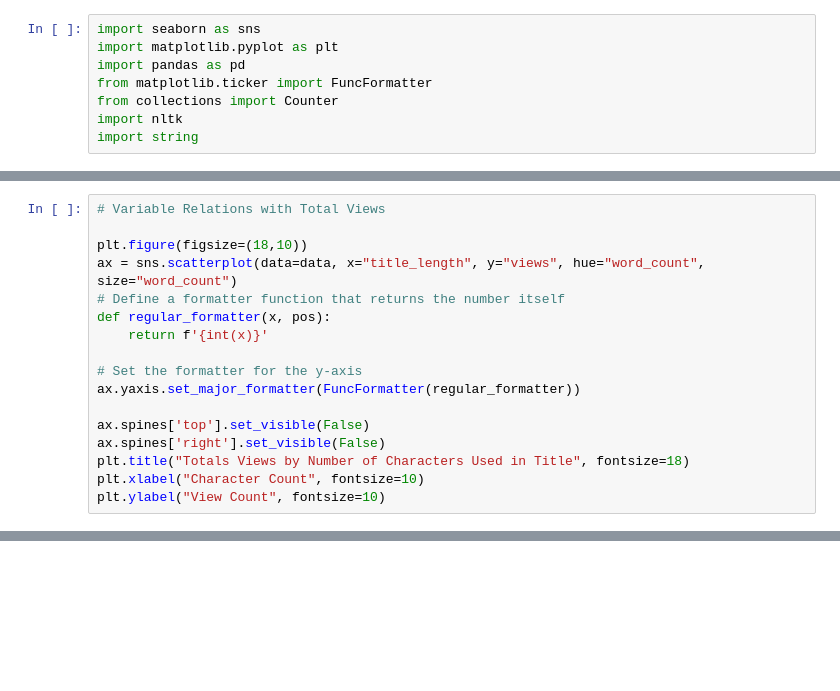
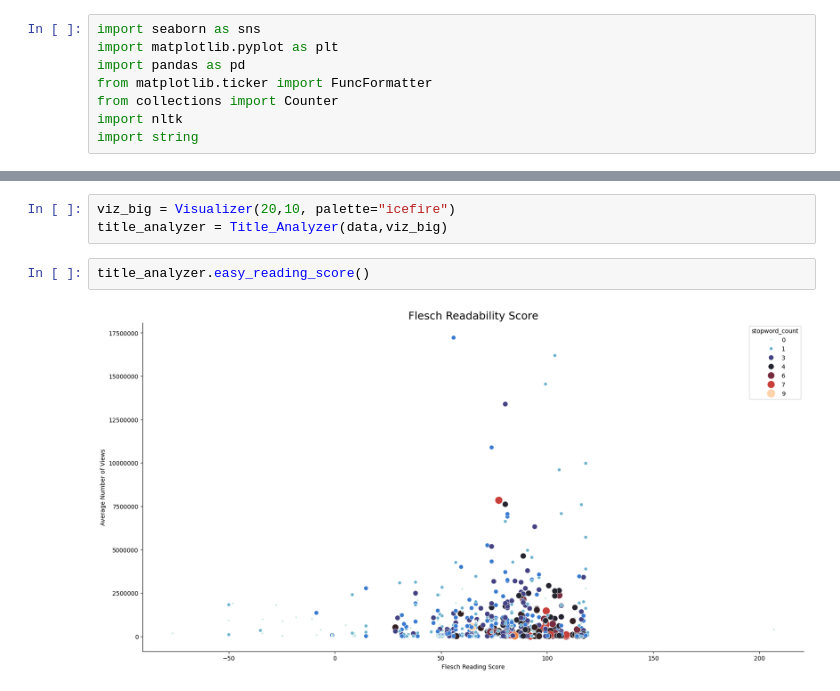
Before and after one commit to majacinka/youtube-titles-analysis, a Jupyter notebook: 03_data_visualization.ipynb, the cells around one changed output, grey strips where cells are left out. Drawn from its saved outputs; the diff is of its cells as text; blank space fills up the shorter version.

```diff
--- a/03_data_visualization.ipynb
+++ b/03_data_visualization.ipynb
@@ -37,17 +29,0 @@ data = pd.read_csv("data_3.csv")
-# %%
-# Variable Relations with Total Views
-
-plt.figure(figsize=(18,10))
-ax = sns.scatterplot(data=data, x="title_length", y="views", hue="word_count", size="word_count")
-# Define a formatter function that returns the number itself
-def regular_formatter(x, pos):
-    return f'{int(x)}'
-
-# Set the formatter for the y-axis
-ax.yaxis.set_major_formatter(FuncFormatter(regular_formatter))
-
-ax.spines['top'].set_visible(False)
-ax.spines['right'].set_visible(False)
-plt.title("Totals Views by Number of Characters Used in Title", fontsize=18)
-plt.xlabel("Character Count", fontsize=10)
-plt.ylabel("View Count", fontsize=10)
@@ -76,0 +152,7 @@ plt.ylabel("View Count", fontsize=10)
+# %%
+viz_big = Visualizer(20,10, palette="icefire")
+title_analyzer = Title_Analyzer(data,viz_big)
+# %%
+title_analyzer.easy_reading_score()
+# %% [output]
+[figure, added]
```
Also changed, not shown: parts of 20 cells of this notebook.
